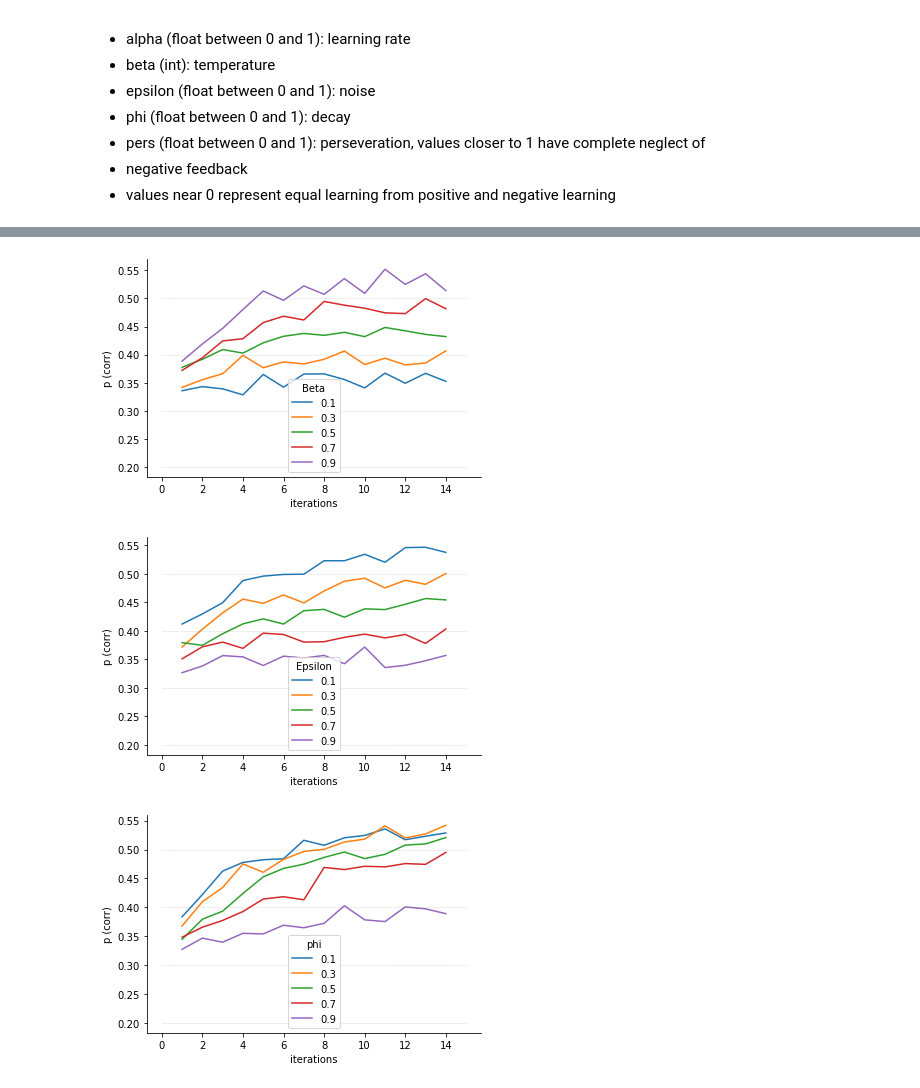
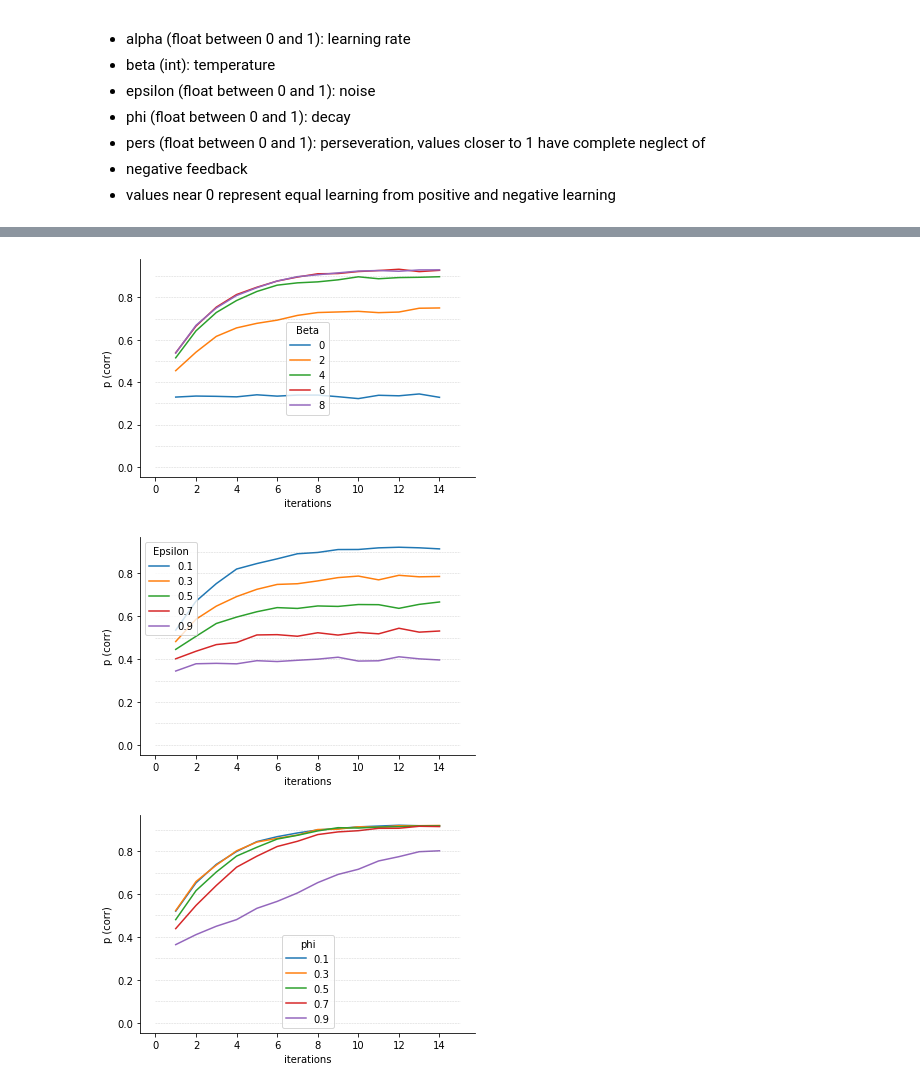
Before and after one commit to alebel14/impulsivity, a Jupyter notebook: RL Implementation.ipynb, the cells around one changed output, grey strips where cells are left out. Cells and saved outputs as stored; diff of their text form; code cells hidden in the pictures.

```diff
--- a/RL Implementation.ipynb
+++ b/RL Implementation.ipynb
@@ -284,0 +287,10 @@ class simulate_RL2():
+# %%
+alpha = 0.01
+beta= 50
+epsilon =0
+phi=0
+pers=0
+T=110
+actions = 3
+K=2
+prior=1
@@ -300,0 +353,18 @@ actions = 3
+# %%
+plt.figure()
+ax = plt.subplot(111)
+
+for i in range(2, 7):
+    plt.plot(list(range(1, 14)), all_set[i], label=str(i))
+    plt.fill_between(list(range(1, 14)), [i-j for i, j in zip(all_set[i], sem_set[i])], [i+j for i, j in zip(all_set[i], sem_set[i])], alpha=0.3)
+
+for y in range(0, 100, 10):
+     plt.plot([0, 8, 14], [y/100]*3, '--', lw=0.5, color='dimgray', alpha=0.3)
+
+plt.legend()
+plt.xlabel('iterations')
+plt.ylabel('p (corr)')
+ax.spines['top'].set_visible(False)
+ax.spines['right'].set_visible(False)
+ax.spines['bottom'].set_visible(True)
+ax.spines['left'].set_visible(True)
@@ -401,7 +477,8 @@ for a in range (10, 100, 20):
     correct = []
     correct_sem = []
     for i in range(1000):
-        model = simulate_RL6(a/100, 0.9, 0.1, 0.1, 0.6, 100)
+        model = simulate_RL6(a/100, beta, epsilon, phi, pers, T, actions, r)
+
         model.fit()
         model.get_delay()
         model.get_iteration()
@@ -442,11 +519,12 @@ plt.show()
 # %%
 all_correct = dict()
 all_sem = dict()
-for b in range (10, 100, 20):
+for b in range (0, 10, 2):
     correct = []
     correct_sem = []
     for i in range(1000):
-        model = simulate_RL6(0.9, b/100, 0.1, 0.1, 0.6, 100)
+        model = simulate_RL6(alpha, b, epsilon, phi, pers, T, actions, r)
+
         model.fit()
         model.get_delay()
         model.get_iteration()
@@ -460,30 +538,30 @@ for b in range (10, 100, 20):
             sem_iter.append(scipy.stats.sem(test_result))
         correct.append(all_iter)
         correct_sem.append(sem_iter)
-    all_correct[str(b/100)] = correct
-    all_sem[str(b/100)] = correct_sem
+    all_correct[str(b)] = correct
+    all_sem[str(b)] = correct_sem
 # %%
 plt.figure()
 ax = plt.subplot(111)
 
 for i in all_correct.keys():
     plt.plot(list(range(1, 15)), np.mean(np.array(all_correct[i]), axis=0), label=i)
     #plt.fill_between(list(range(1, 15)), [i-j for i, j in zip(np.mean(np.array(all_correct[i]), axis=0), np.mean(np.array(all_sem[i]), axis=0))], [i+j for i, j in zip(np.mean(np.array(all_correct[i]), axis=0), np.mean(np.array(all_sem[i]), axis=0))], alpha=0.3)
 
-for y in range(20, 60, 10):
+for y in range(0, 100, 10):
      plt.plot([0, 8, 14, 15], [y/100]*4, '--', lw=0.5, color='dimgray', alpha=0.3)
 
 plt.legend(title='Beta')
 plt.xlabel('iterations')
 plt.ylabel('p (corr)')
 ax.spines['top'].set_visible(False)
 ax.spines['right'].set_visible(False)
 ax.spines['bottom'].set_visible(True)
 ax.spines['left'].set_visible(True)
 
 plt.show()
 # %% [output]
-[figure, old version]
+[figure, new version]
 # %%
 all_correct = dict()
 all_sem = dict()
@@ -515,7 +594,7 @@ for i in all_correct.keys():
     plt.plot(list(range(1, 15)), np.mean(np.array(all_correct[i]), axis=0), label=i)
     #plt.fill_between(list(range(1, 15)), [i-j for i, j in zip(np.mean(np.array(all_correct[i]), axis=0), np.mean(np.array(all_sem[i]), axis=0))], [i+j for i, j in zip(np.mean(np.array(all_correct[i]), axis=0), np.mean(np.array(all_sem[i]), axis=0))], alpha=0.3)
 
-for y in range(20, 60, 10):
+for y in range(0, 100, 10):
      plt.plot([0, 8, 14, 15], [y/100]*4, '--', lw=0.5, color='dimgray', alpha=0.3)
 
 plt.legend(title='Epsilon')
@@ -528,7 +607,7 @@ ax.spines['left'].set_visible(True)
 
 plt.show()
 # %% [output]
-[figure, old version]
+[figure, new version]
 # %%
 all_correct = dict()
 all_sem = dict()
@@ -560,7 +640,7 @@ for i in all_correct.keys():
     plt.plot(list(range(1, 15)), np.mean(np.array(all_correct[i]), axis=0), label=i)
     #plt.fill_between(list(range(1, 15)), [i-j for i, j in zip(np.mean(np.array(all_correct[i]), axis=0), np.mean(np.array(all_sem[i]), axis=0))], [i+j for i, j in zip(np.mean(np.array(all_correct[i]), axis=0), np.mean(np.array(all_sem[i]), axis=0))], alpha=0.3)
 
-for y in range(20, 60, 10):
+for y in range(0, 100, 10):
      plt.plot([0, 8, 14, 15], [y/100]*4, '--', lw=0.5, color='dimgray', alpha=0.3)
 
 plt.legend(title='phi')
@@ -573,7 +653,7 @@ ax.spines['left'].set_visible(True)
 
 plt.show()
 # %% [output]
-[figure, old version]
+[figure, new version]
 # %%
 all_correct = dict()
 all_sem = dict()
```
Also changed, not shown: parts of 30 cells of this notebook, 1 other file.
